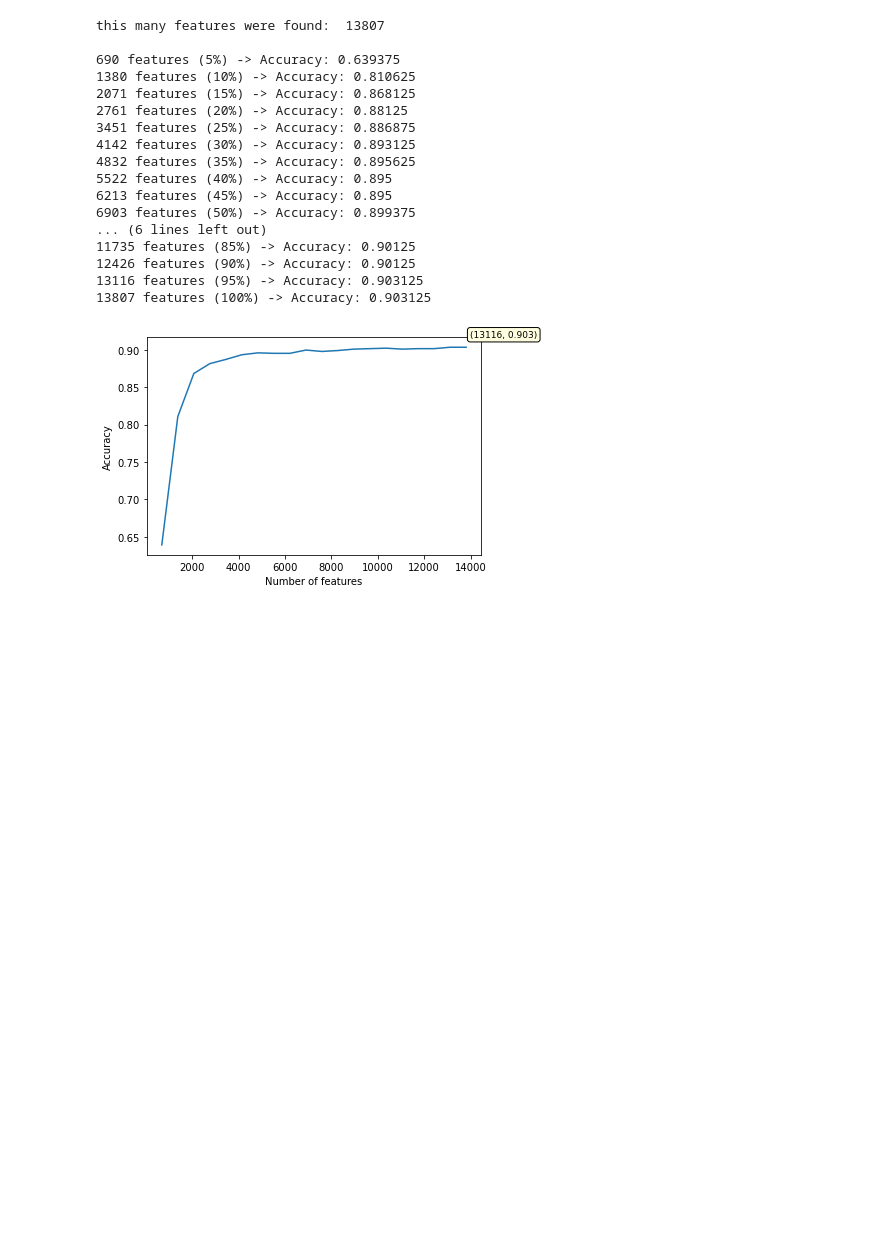
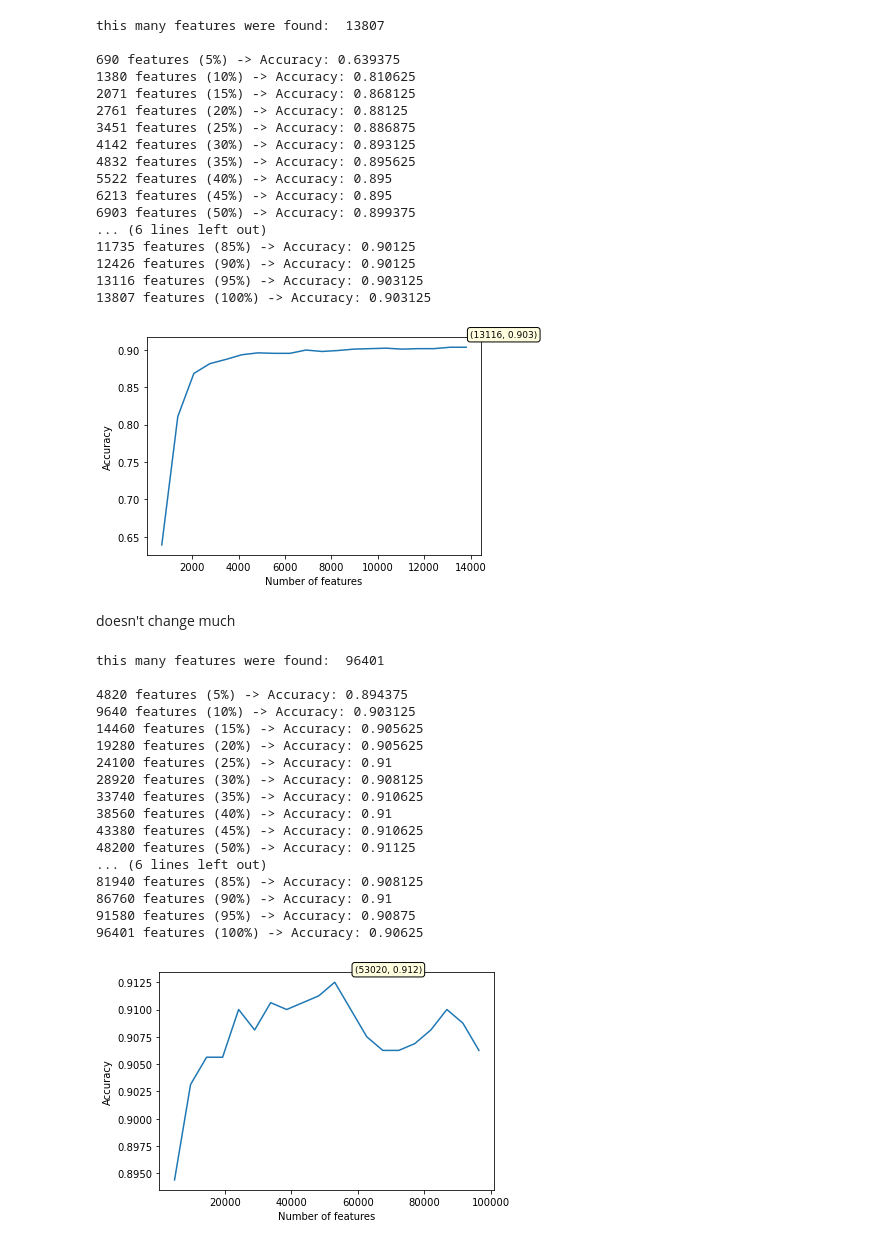
Before and after one commit to michalwietecki/text-emotion-classification, a Jupyter notebook: classification.ipynb, the cells around one changed output. Drawn from its saved outputs; the diff is of its cells as text; code cells hidden in the pictures; blank space fills up the shorter version.

Commit message:
experiments with arguments of vectorizers done

```diff
--- a/classification.ipynb
+++ b/classification.ipynb
@@ -994,3 +994,27 @@ this many features were found:  13807
 13116 features (95%) -> Accuracy: 0.903125
 13807 features (100%) -> Accuracy: 0.903125
 [figure]
+# %% [markdown]
+doesn't change much
+# %%
+[feature_number,accuracies] = vectorizer_ngram_stopwords(1,2, TfidfVectorizer, model = LinearSVC(dual='auto'))
+plot_features_vs_accuracy(feature_number, accuracies)
+# %% [output]
+this many features were found:  96401
+
+4820 features (5%) -> Accuracy: 0.894375
+9640 features (10%) -> Accuracy: 0.903125
+14460 features (15%) -> Accuracy: 0.905625
+19280 features (20%) -> Accuracy: 0.905625
+24100 features (25%) -> Accuracy: 0.91
+28920 features (30%) -> Accuracy: 0.908125
+33740 features (35%) -> Accuracy: 0.910625
+38560 features (40%) -> Accuracy: 0.91
+43380 features (45%) -> Accuracy: 0.910625
+48200 features (50%) -> Accuracy: 0.91125
+... (6 lines left out)
+81940 features (85%) -> Accuracy: 0.908125
+86760 features (90%) -> Accuracy: 0.91
+91580 features (95%) -> Accuracy: 0.90875
+96401 features (100%) -> Accuracy: 0.90625
+[figure, added]
```
Also changed, not shown: parts of 8 cells of this notebook.
